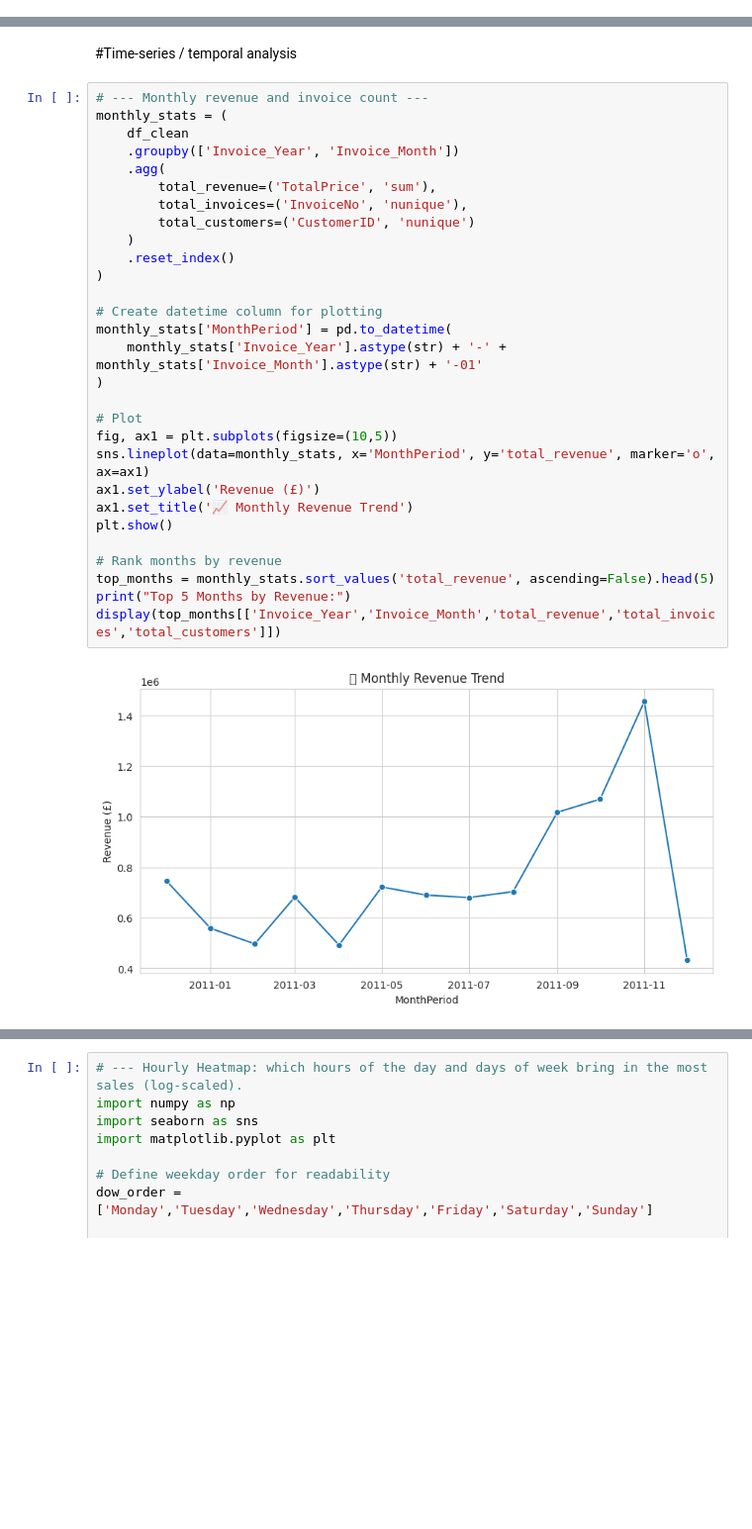
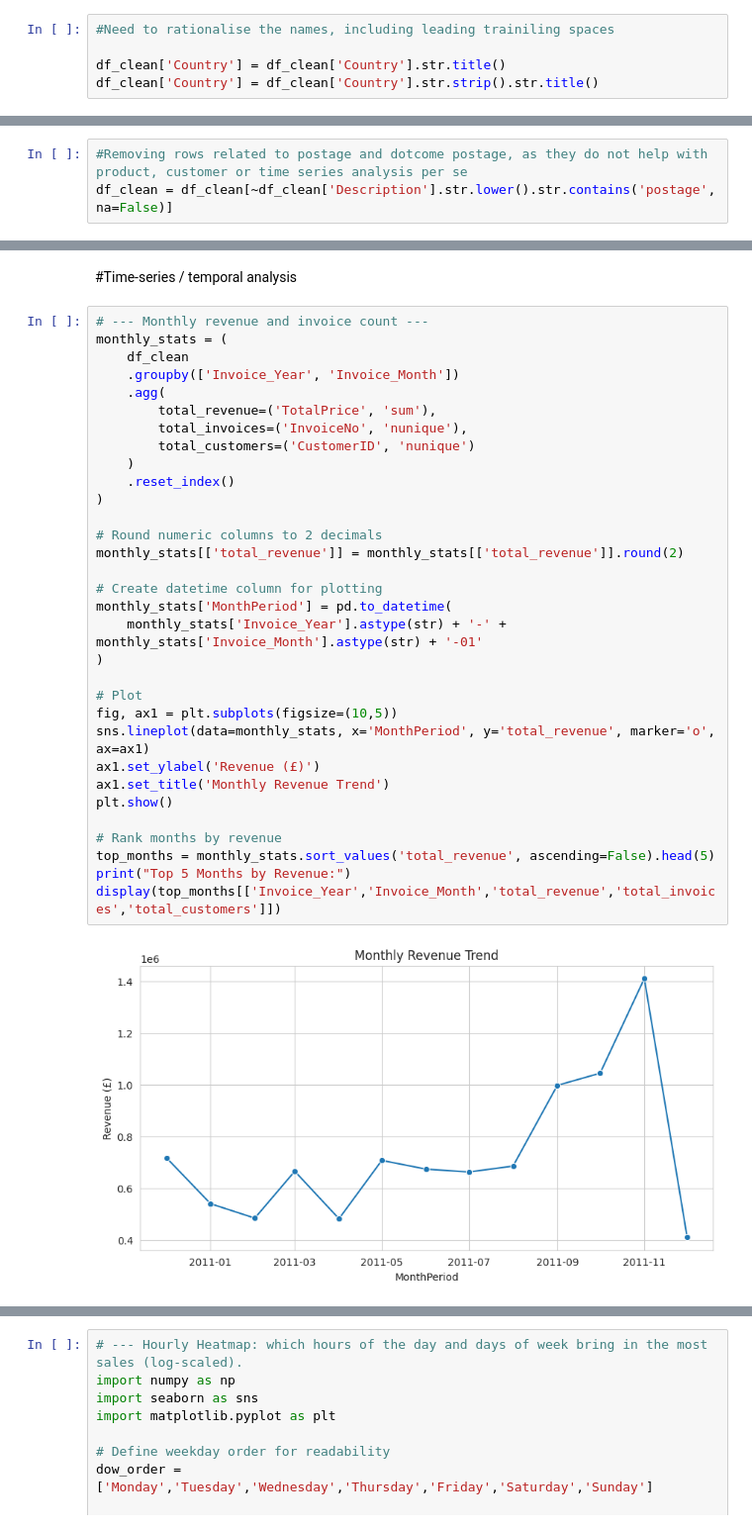
Before and after one commit to Gautam-Gahlaut/IITM-Pravartak, a Jupyter notebook: EDA Project.ipynb, the cells around one changed output, grey strips where cells are left out. Shown at 99% size. Saved outputs shown, nothing was run; the diff lists cells and outputs as text; blank space fills up the shorter version.

```diff
--- a/EDA Project.ipynb
+++ b/EDA Project.ipynb
@@ -702,0 +720,5 @@ memory usage: 47.6+ MB
+# %%
+#Need to rationalise the names, including leading trainiling spaces
+
+df_clean['Country'] = df_clean['Country'].str.title()
+df_clean['Country'] = df_clean['Country'].str.strip().str.title()
@@ -702,0 +825,3 @@ memory usage: 47.6+ MB
+# %%
+#Removing rows related to postage and dotcome postage, as they do not help with product, customer or time series analysis per se
+df_clean = df_clean[~df_clean['Description'].str.lower().str.contains('postage', na=False)]
@@ -926,33 +1050,36 @@ plt.show()
 # %%
 # --- Monthly revenue and invoice count ---
 monthly_stats = (
     df_clean
     .groupby(['Invoice_Year', 'Invoice_Month'])
     .agg(
         total_revenue=('TotalPrice', 'sum'),
         total_invoices=('InvoiceNo', 'nunique'),
         total_customers=('CustomerID', 'nunique')
     )
     .reset_index()
 )
 
+# Round numeric columns to 2 decimals
+monthly_stats[['total_revenue']] = monthly_stats[['total_revenue']].round(2)
+
 # Create datetime column for plotting
 monthly_stats['MonthPeriod'] = pd.to_datetime(
     monthly_stats['Invoice_Year'].astype(str) + '-' + monthly_stats['Invoice_Month'].astype(str) + '-01'
 )
 
 # Plot
 fig, ax1 = plt.subplots(figsize=(10,5))
 sns.lineplot(data=monthly_stats, x='MonthPeriod', y='total_revenue', marker='o', ax=ax1)
 ax1.set_ylabel('Revenue (£)')
-ax1.set_title('📈 Monthly Revenue Trend')
+ax1.set_title('Monthly Revenue Trend')
 plt.show()
 
 # Rank months by revenue
 top_months = monthly_stats.sort_values('total_revenue', ascending=False).head(5)
 print("Top 5 Months by Revenue:")
 display(top_months[['Invoice_Year','Invoice_Month','total_revenue','total_invoices','total_customers']])
 # %% [output]
-[figure, old version]
+[figure, new version]
 Top 5 Months by Revenue:
 |  | Invoice_Year | Invoice_Month | total_revenue | total_invoices | total_customers |
```
Also changed, not shown: parts of 46 cells of this notebook.
